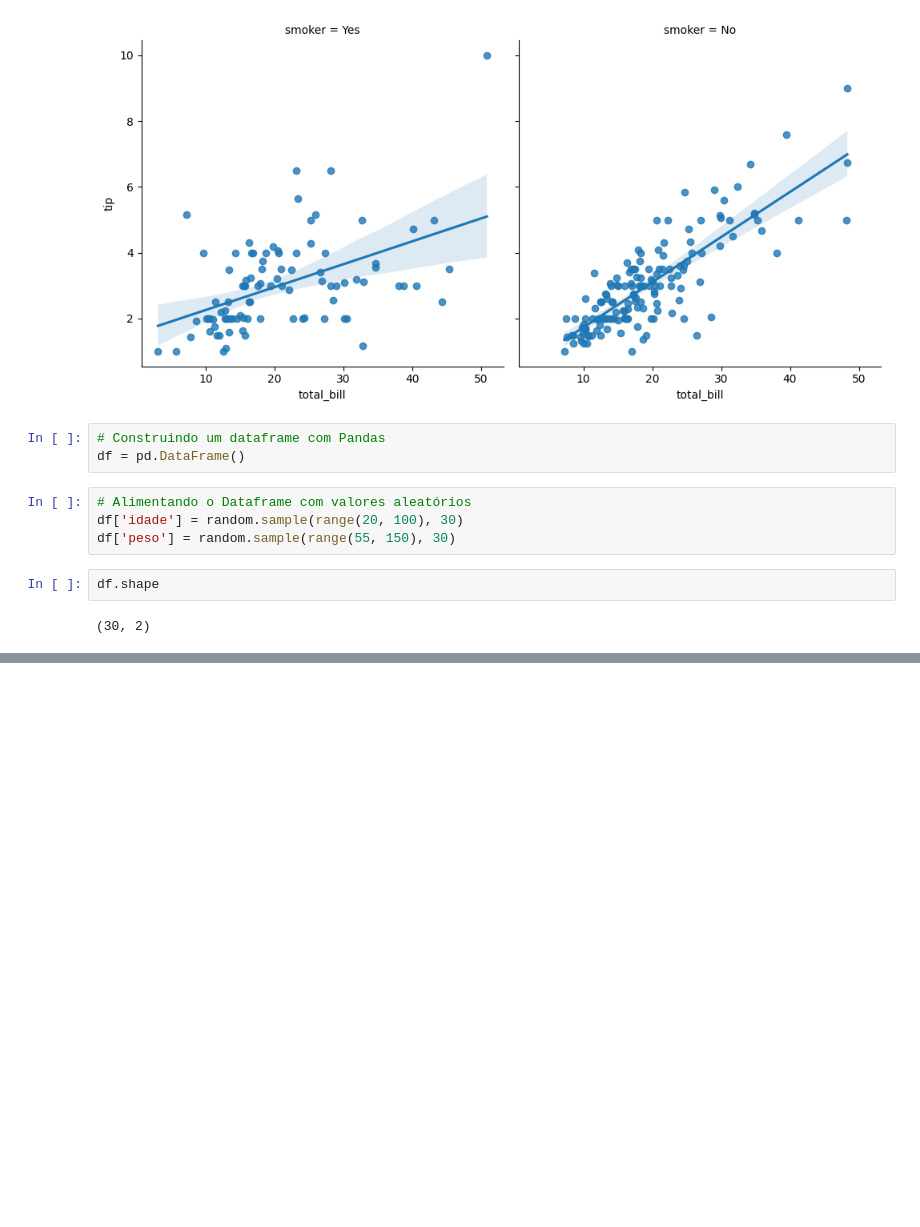
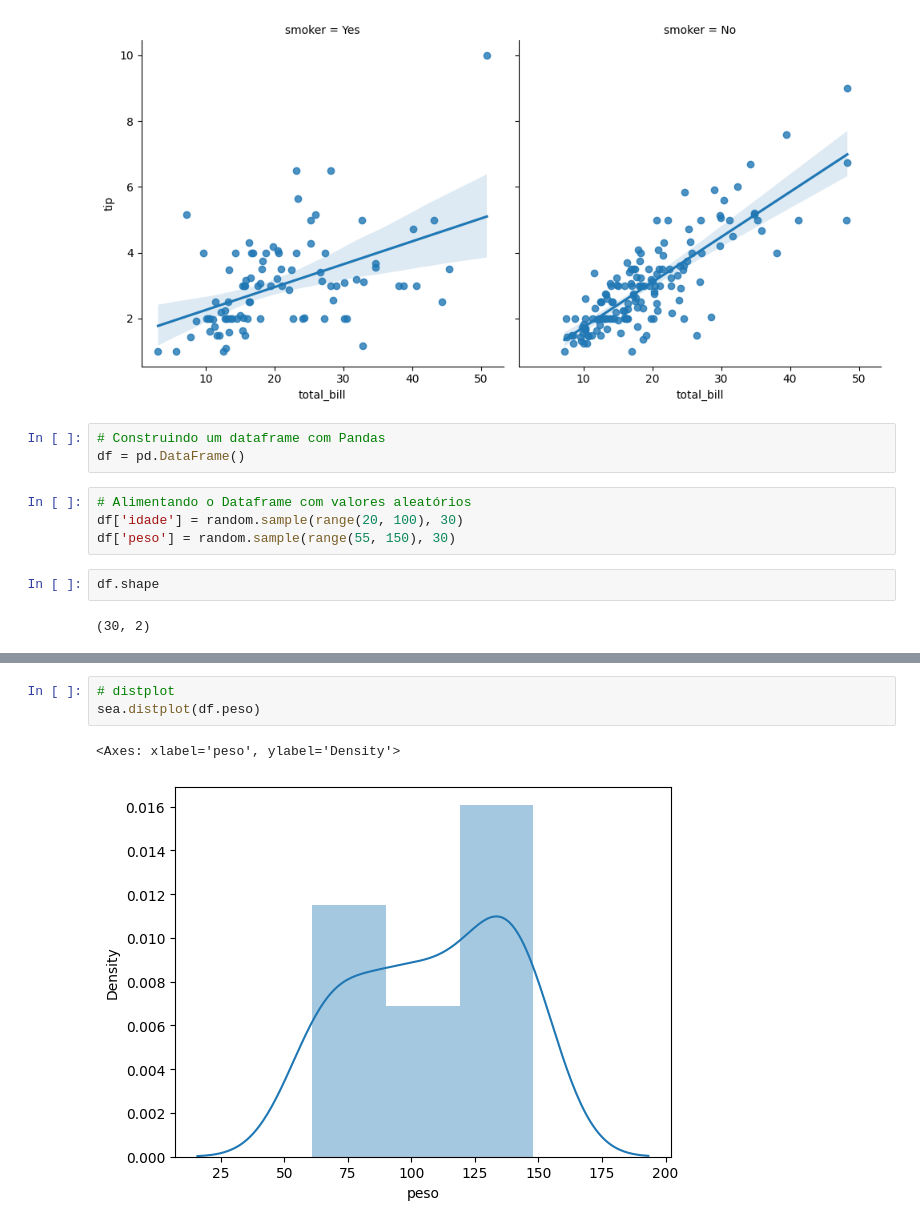
Before and after one commit to SamuelMends/datascience_fundamentals, a Jupyter notebook: seaborn.ipynb, the cells around one changed output, grey strips where cells are left out. Cells and saved outputs as stored; diff of their text form; blank space fills up the shorter version.

```diff
--- a/seaborn.ipynb
+++ b/seaborn.ipynb
@@ -84,0 +97,6 @@ sea.lmplot(data = df, x = "idade", y = "peso", fit_reg = True)
+# %%
+# distplot
+sea.distplot(df.peso)
+# %% [output]
+<Axes: xlabel='peso', ylabel='Density'>
+[figure, added]
```
Also changed, not shown: parts of 9 cells of this notebook.
